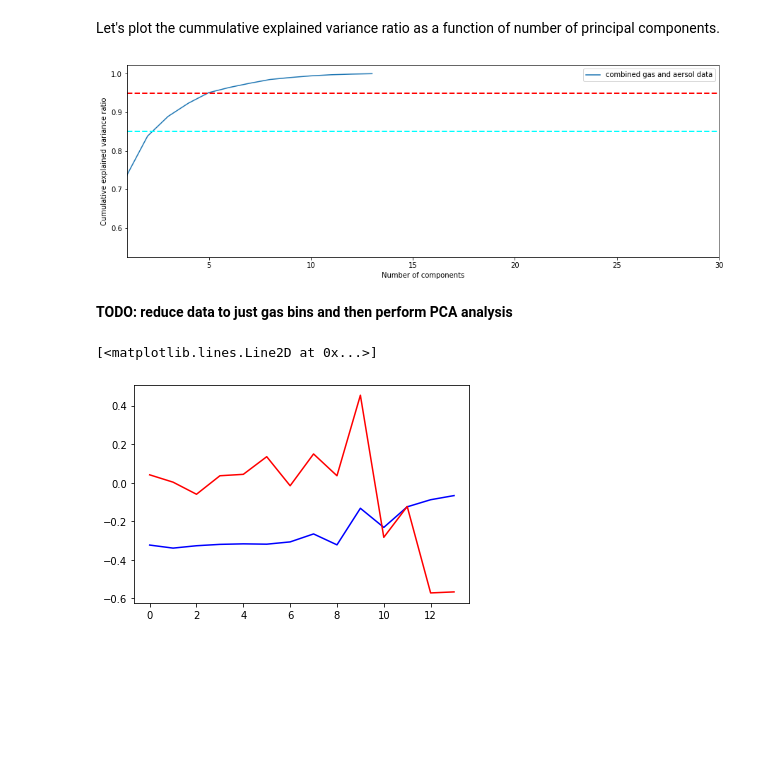
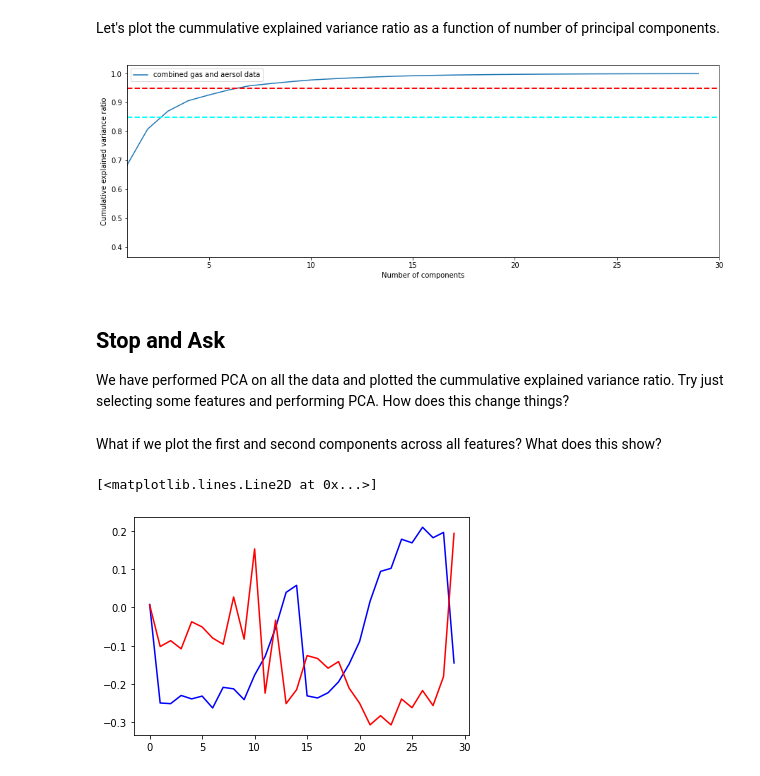
Before and after one commit to NCAR/ai4essportal, a Jupyter notebook: NB1_data_exploration.ipynb, the cells around one changed output. Saved outputs shown, nothing was run; the diff lists cells and outputs as text; code cells hidden in the pictures; blank space fills up the shorter version.

```diff
--- a/NB1_data_exploration.ipynb
+++ b/NB1_data_exploration.ipynb
@@ -599,7 +464,7 @@ data_frame_min_max_scale = MinMaxScaler((1e-12,1)).fit_transform(dataFrame_hist)
 # %% [markdown]
 Now perform log transform.
 # %%
-columns_to_log_transform=['Precursor [ug/m3]', 'NOx [molec/cm3]','pre-existing aerosols (ug/m3)',
+columns_to_log_transform=['Precursor [ug/m3]', 'nox (ppb)','pre-existing aerosols (ug/m3)',
        'Gas [ug/m3] Bin01: lg(C*) = -6.5', 'Gas [ug/m3] Bin02: lg(C*) = -5.5',
        'Gas [ug/m3] Bin03: lg(C*) = -4.5', 'Gas [ug/m3] Bin04: lg(C*) = -3.5',
        'Gas [ug/m3] Bin05: lg(C*) = -2.5', 'Gas [ug/m3] Bin06: lg(C*) = -1.5',
@@ -674,21 +539,19 @@ dataFrame_pca.head()
 # %% [markdown]
 Let's plot the cummulative explained variance ratio as a function of number of principal components.
 # %%
-pca = PCA().fit(dataFrame_pca[dataFrame_pca.columns[7:21]])
+pca = PCA().fit(dataFrame_pca[dataFrame_pca.columns[0:30]])
 plt.figure(figsize=(15,5))
 
 plt.plot(np.cumsum(pca.explained_variance_ratio_), label = "combined gas and aersol data")
 plt.legend(loc='best')
 
 plt.xlim(1,30,0.5)
 plt.xlabel('Number of components')
 plt.ylabel('Cumulative explained variance ratio')
 plt.axhline(y = 0.95, color='r',linestyle='--' , linewidth=2)
 plt.axhline(y = 0.85, color='cyan',linestyle='--' , linewidth=2)
 
 plt.show()
 plt.close()
 # %% [output]
-[figure, old version]
+[figure, new version]
-# %% [markdown]
-**TODO: reduce data to just gas bins and then perform PCA analysis**
@@ -697,6 +558,12 @@ plt.pcolormesh()
+# %% [markdown]
+## Stop and Ask
+
+We have performed PCA on all the data and plotted the cummulative explained variance ratio. Try just selecting some features and performing PCA. How does this change things?
+# %% [markdown]
+What if we plot the first and second components across all features? What does this show?
 # %%
 plt.plot(pca.components_[0], color = "blue")
 plt.plot(pca.components_[1], color = "red")
 # %% [output]
 [<matplotlib.lines.Line2D at 0x...>]
-[figure, old version]
+[figure, new version]
```
Also changed, not shown: parts of 78 cells of this notebook.
